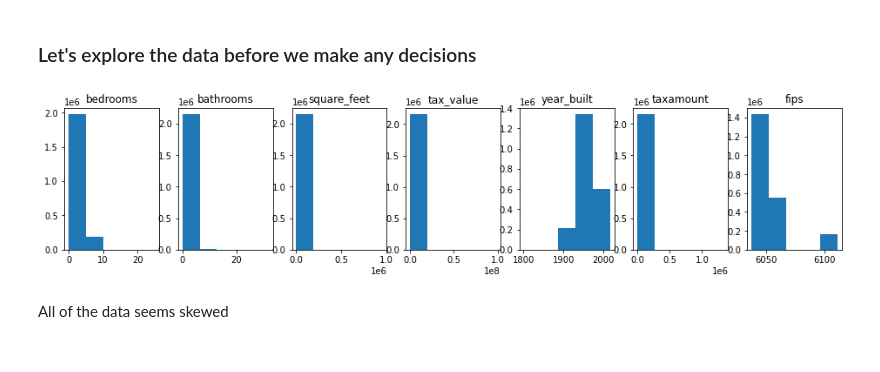
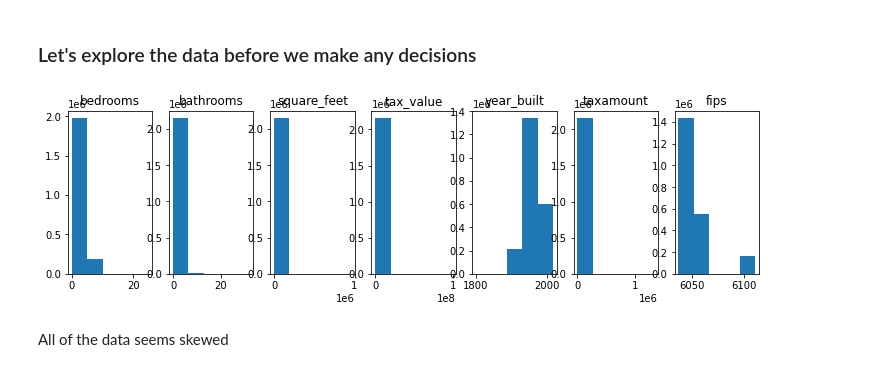
Before and after one commit to markydoug/regression-exercises, a Jupyter notebook: wrangle.ipynb, the cells around one changed output. Cells and saved outputs as stored; diff of their text form; code cells hidden in the pictures.

```diff
--- a/wrangle.ipynb
+++ b/wrangle.ipynb
@@ -69,7 +70,7 @@ def aquire_zillow_data(new = False):
     return df
 # %%
 #acquire data
-zillow = aquire_zillow_data(new=True)
+zillow = w.aquire_zillow_data()
 # %%
 zillow.shape
 # %% [output]
@@ -156,27 +155,27 @@ Name: fips, dtype: int64
 # %%
 plt.figure(figsize=(16, 3))
 
 # List of columns
 cols = zillow.columns.to_list()
 
 for i, col in enumerate(cols):
 
     # i starts at 0, but plot numbers should start at 1
     plot_number = i + 1
 
     # Create subplot.
-    plt.subplot(1,7, plot_number)
+    plt.subplot(1,9, plot_number)
 
     # Title with column name.
     plt.title(col)
 
     # Display histogram for column.
     zillow[col].hist(bins=5)
 
     # Hide gridlines.
     plt.grid(False)
 # %% [output]
-[figure, old version]
+[figure, new version]
 # %% [markdown]
 All of the data seems skewed
 # %%
```
Also changed, not shown: parts of 37 cells of this notebook.
